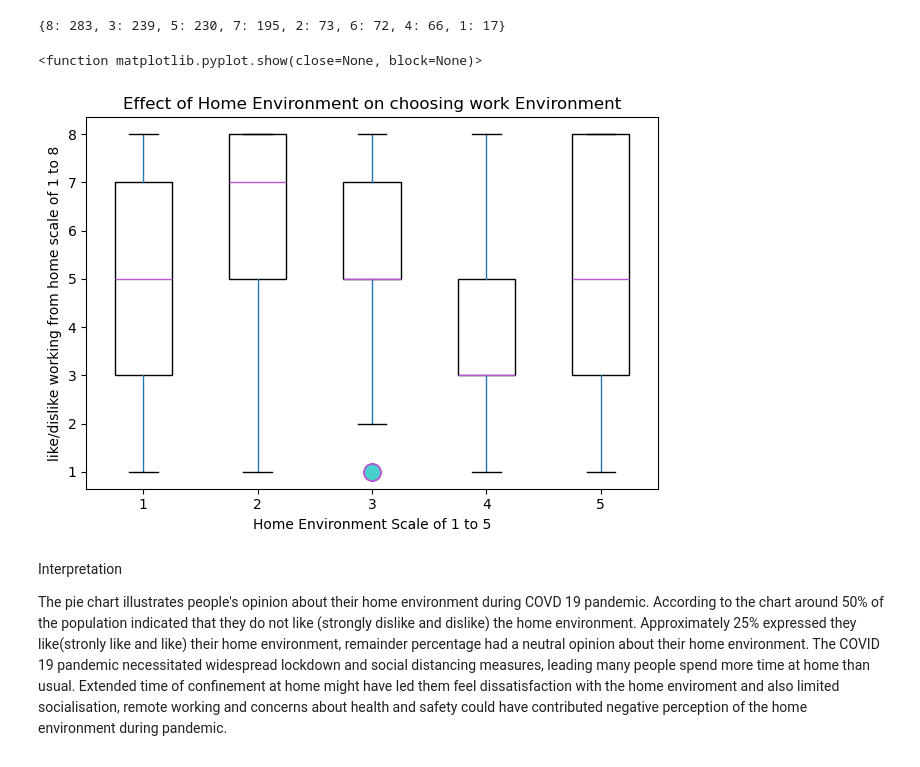
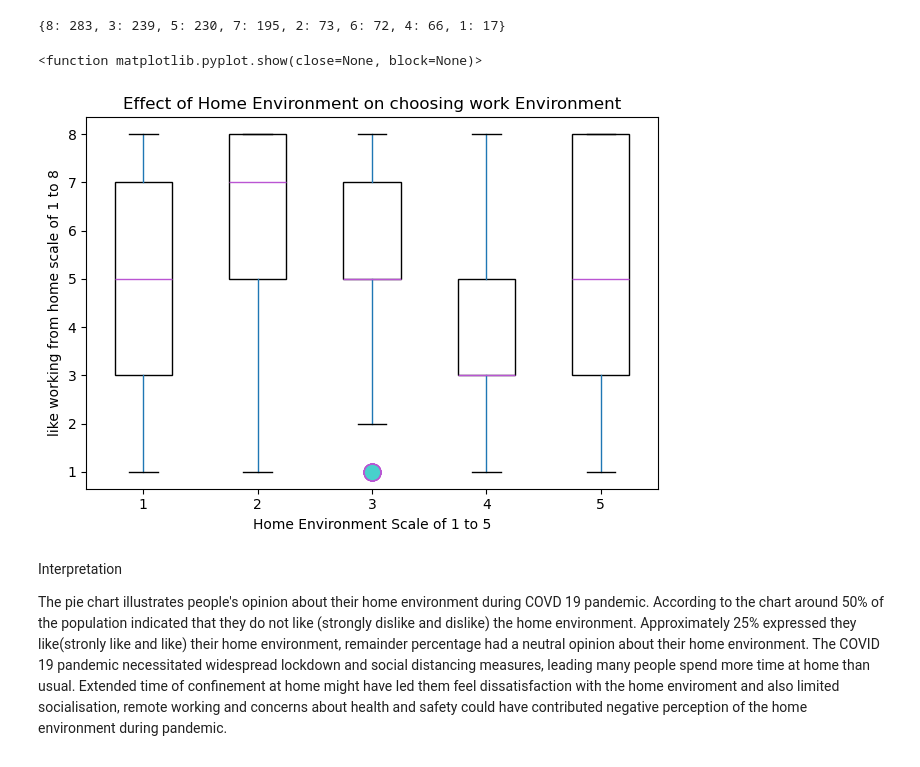
Before and after one commit to AayushiDaliparthi/Project_1_uoft, a Jupyter notebook: sharu.ipynb, the cells around one changed output. Saved outputs shown, nothing was run; the diff lists cells and outputs as text; code cells hidden in the pictures.

```diff
--- a/sharu.ipynb
+++ b/sharu.ipynb
@@ -181,22 +181,22 @@ dict(individual_scale_counts)
 # %%
 # create a box plot to see how home environment related to liking of working from home
 df.boxplot( by="home_env",column=["scaled_like_hw"],
            patch_artist=True,
            boxprops=dict(facecolor="white"),
            medianprops=dict(color="mediumorchid"),
            flierprops=dict(marker="o",markerfacecolor="mediumturquoise",
            markersize=12,linestyle="none",markeredgecolor="mediumorchid"))
 plt.title("Effect of Home Environment on choosing work Environment")
 plt.suptitle("")
 plt.xlabel("Home Environment Scale of 1 to 5")
-plt.ylabel("like/dislike working from home scale of 1 to 8")
+plt.ylabel("like working from home scale of 1 to 8")
 plt.xticks([1,2,3,4,5])
 plt.grid(False)
 plt.tight_layout()
 plt.show
 # %% [output]
 <function matplotlib.pyplot.show(close=None, block=None)>
-[figure, old version]
+[figure, new version]
 # %% [markdown]
 Interpretation
 
```
Also changed, not shown: parts of 2 cells of this notebook, 3 other files.
